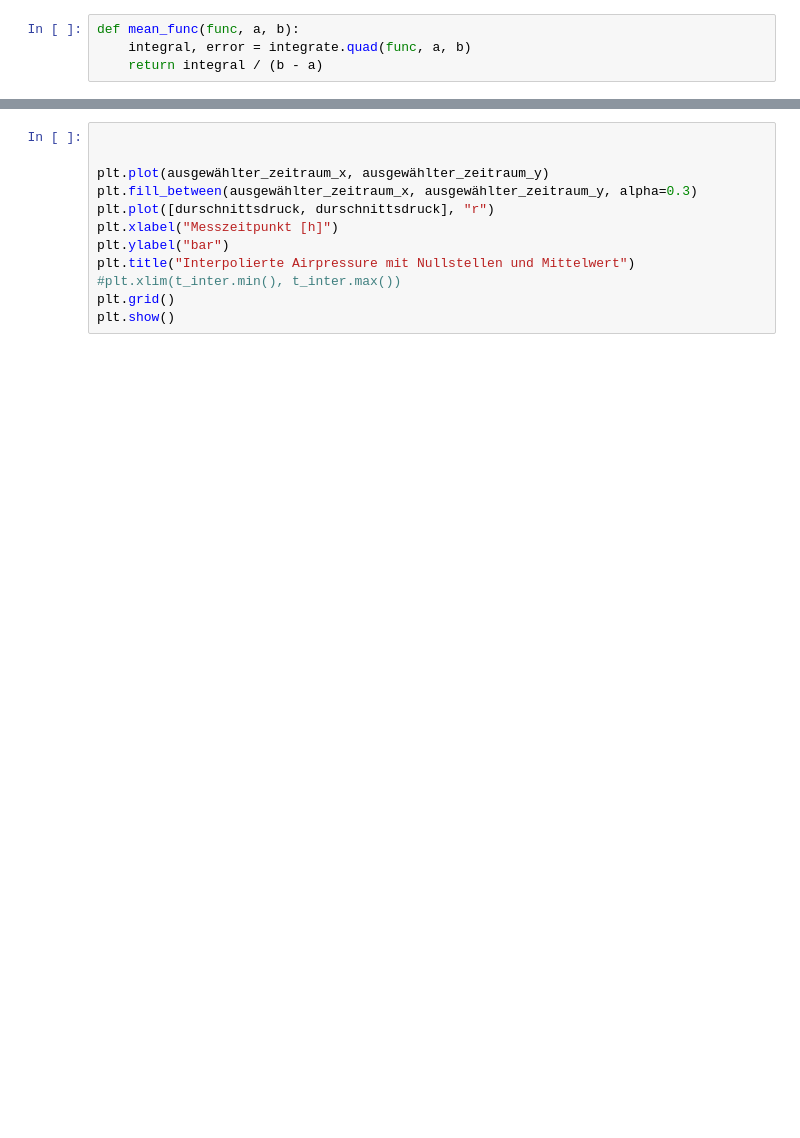
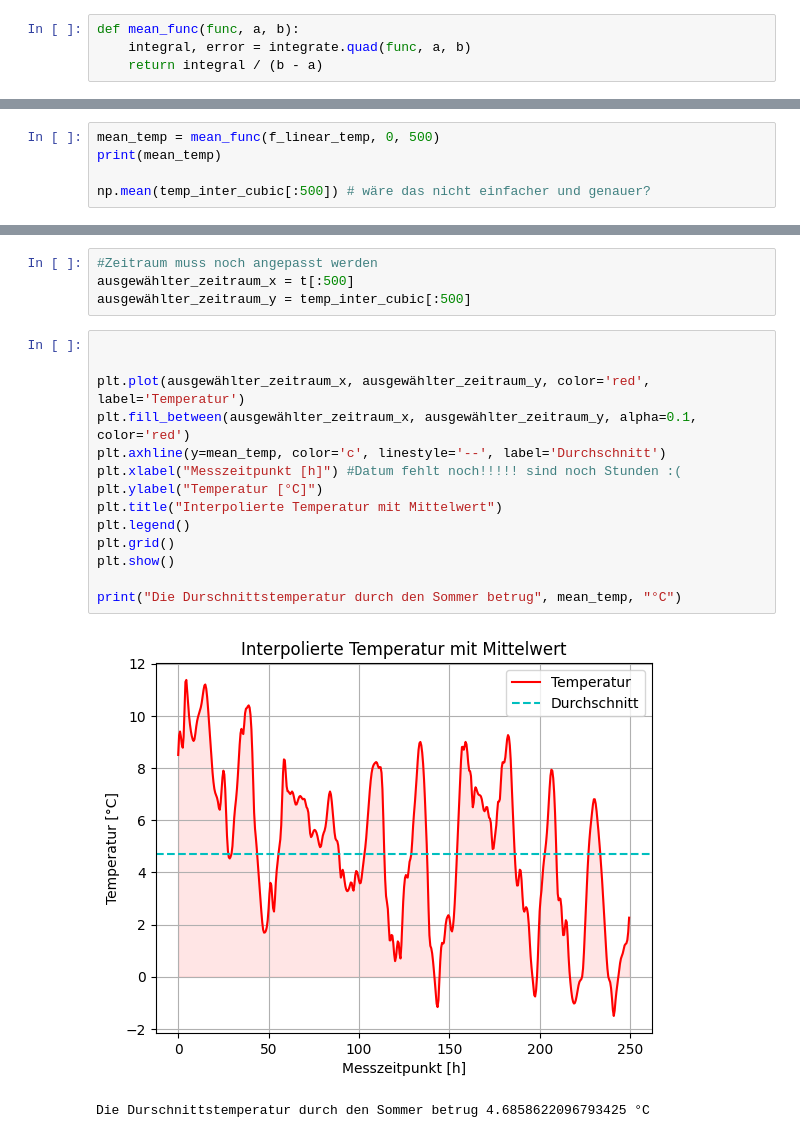
Before and after one commit to Kevin-J-Klein/NGDS-Gruppe-G, a Jupyter notebook: WetterstationGruppeG-Kevin.ipynb, the cells around one changed output, grey strips where cells are left out. Drawn from its saved outputs; the diff is of its cells as text; blank space fills up the shorter version.

```diff
--- a/WetterstationGruppeG-Kevin.ipynb
+++ b/WetterstationGruppeG-Kevin.ipynb
@@ -236,0 +259,5 @@ ausgewählter_zeitraum_y
+# %%
+mean_temp = mean_func(f_linear_temp, 0, 500)
+print(mean_temp)
+
+np.mean(temp_inter_cubic[:500]) # wäre das nicht einfacher und genauer?
@@ -237,12 +272,21 @@ ausgewählter_zeitraum_y
+# %%
+#Zeitraum muss noch angepasst werden
+ausgewählter_zeitraum_x = t[:500]
+ausgewählter_zeitraum_y = temp_inter_cubic[:500]
 # %%
 
 
-plt.plot(ausgewählter_zeitraum_x, ausgewählter_zeitraum_y)
-plt.fill_between(ausgewählter_zeitraum_x, ausgewählter_zeitraum_y, alpha=0.3)
-plt.plot([durschnittsdruck, durschnittsdruck], "r")
-plt.xlabel("Messzeitpunkt [h]")
-plt.ylabel("bar")
-plt.title("Interpolierte Airpressure mit Nullstellen und Mittelwert")
-#plt.xlim(t_inter.min(), t_inter.max())
+plt.plot(ausgewählter_zeitraum_x, ausgewählter_zeitraum_y, color='red', label='Temperatur')
+plt.fill_between(ausgewählter_zeitraum_x, ausgewählter_zeitraum_y, alpha=0.1, color='red')
+plt.axhline(y=mean_temp, color='c', linestyle='--', label='Durchschnitt')
+plt.xlabel("Messzeitpunkt [h]") #Datum fehlt noch!!!!! sind noch Stunden :(
+plt.ylabel("Temperatur [°C]")
+plt.title("Interpolierte Temperatur mit Mittelwert")
+plt.legend()
 plt.grid()
 plt.show()
+
+print("Die Durschnittstemperatur durch den Sommer betrug", mean_temp, "°C")
+# %% [output]
+[figure, added]
+Die Durschnittstemperatur durch den Sommer betrug 4.6858622096793425 °C
```
Also changed, not shown: parts of 14 cells of this notebook.
